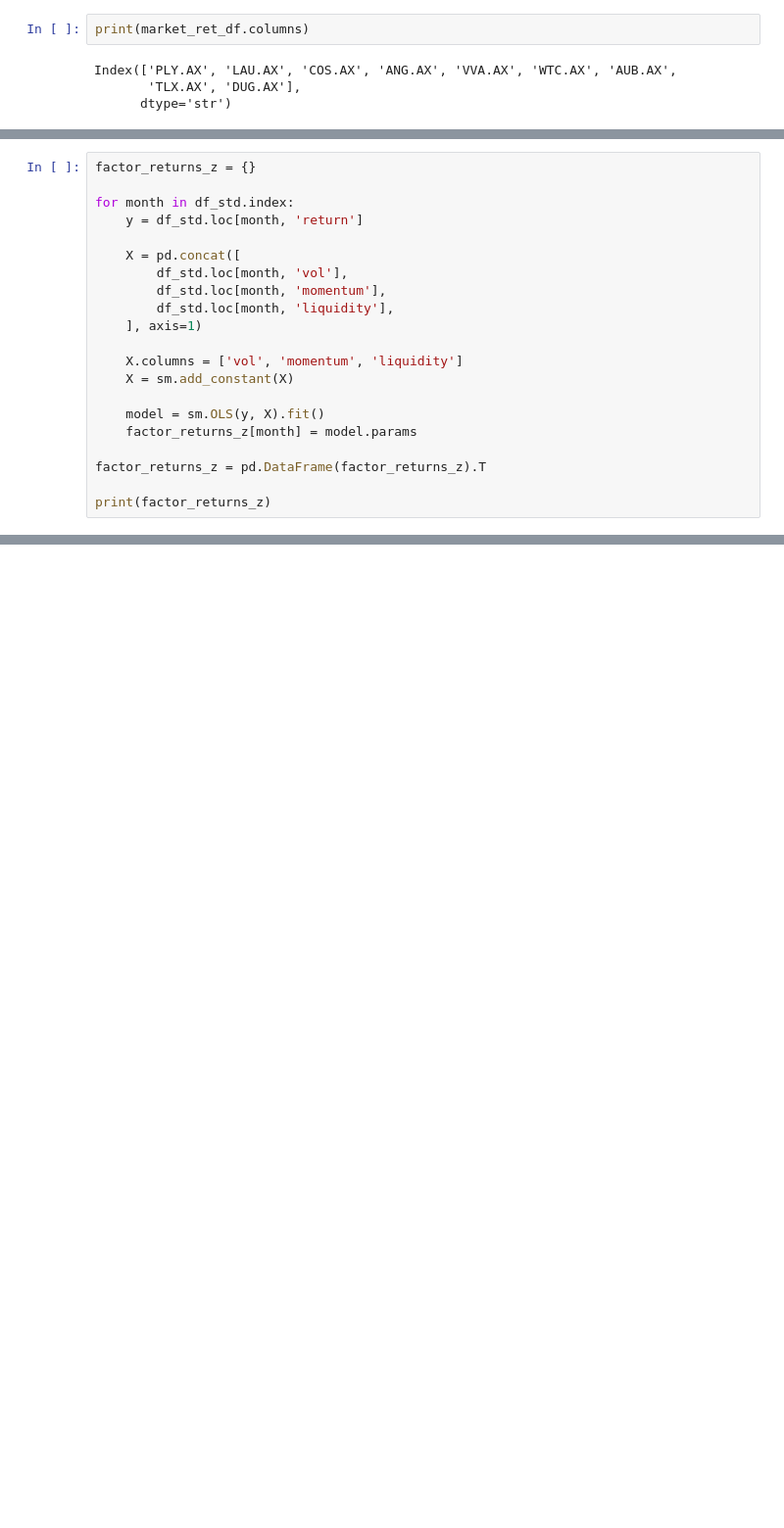
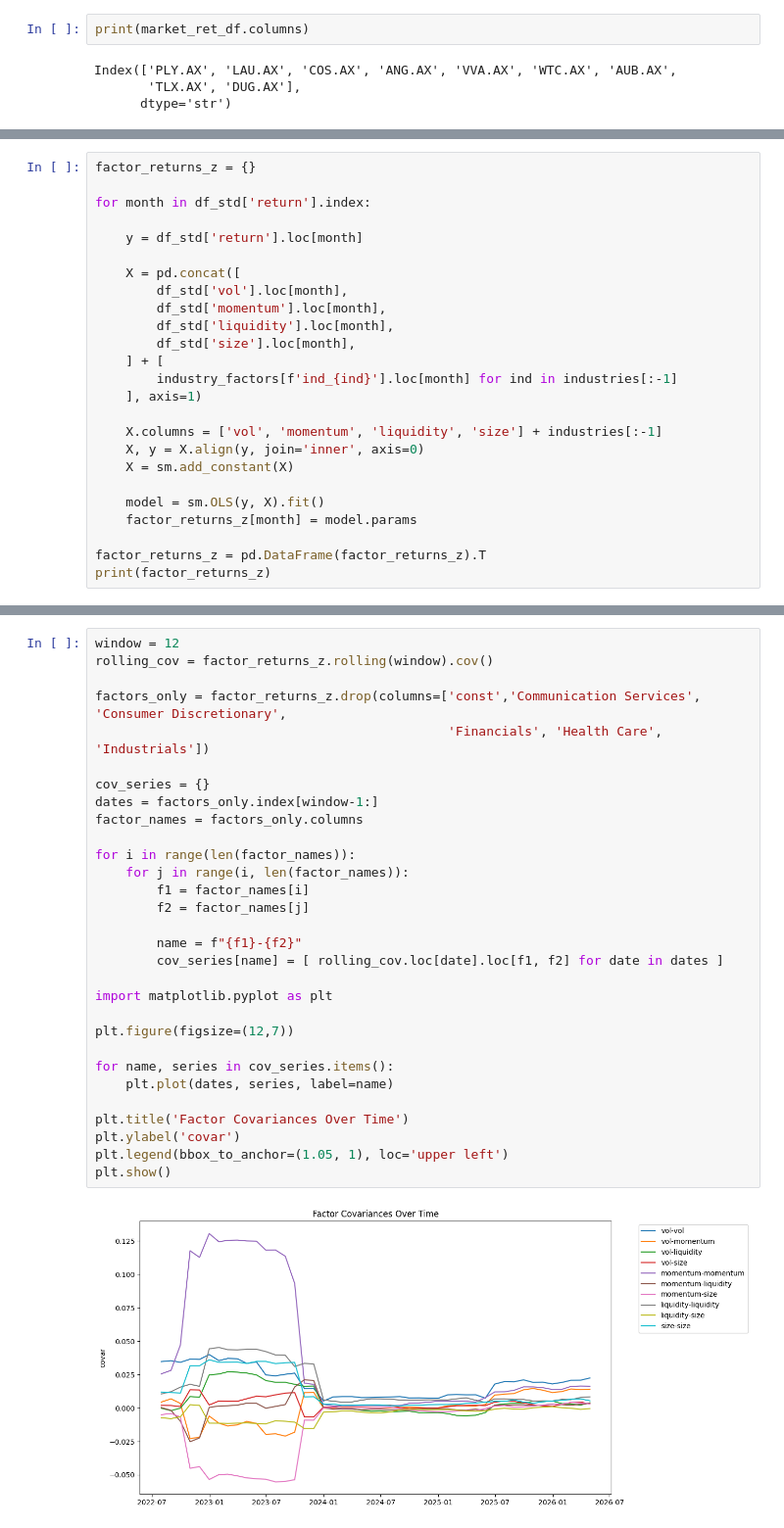
Before and after one commit to siifmelbourne/Barra_Risk_Model, a Jupyter notebook: it_1.ipynb, the cells around one changed output, grey strips where cells are left out. Shown at 98% size. Saved outputs shown, nothing was run; the diff lists cells and outputs as text; blank space fills up the shorter version.

```diff
--- a/it_1.ipynb
+++ b/it_1.ipynb
@@ -236,22 +285,26 @@ dtype: float64
 # %%
 factor_returns_z = {}
 
-for month in df_std.index:
-    y = df_std.loc[month, 'return']
+for month in df_std['return'].index:
+
+    y = df_std['return'].loc[month]
 
     X = pd.concat([
-        df_std.loc[month, 'vol'],
-        df_std.loc[month, 'momentum'],
-        df_std.loc[month, 'liquidity'],
+        df_std['vol'].loc[month],
+        df_std['momentum'].loc[month],
+        df_std['liquidity'].loc[month],
+        df_std['size'].loc[month],
+    ] + [
+        industry_factors[f'ind_{ind}'].loc[month] for ind in industries[:-1]
     ], axis=1)
 
-    X.columns = ['vol', 'momentum', 'liquidity']
+    X.columns = ['vol', 'momentum', 'liquidity', 'size'] + industries[:-1]
+    X, y = X.align(y, join='inner', axis=0)
     X = sm.add_constant(X)
 
     model = sm.OLS(y, X).fit()
     factor_returns_z[month] = model.params
 
 factor_returns_z = pd.DataFrame(factor_returns_z).T
-
 print(factor_returns_z)
 # %% [output]
@@ -324,0 +391,32 @@ DUG.AX -5.631666e-06 -0.000034  5.065745e-06  0.023389
+# %%
+window = 12
+rolling_cov = factor_returns_z.rolling(window).cov()
+
+factors_only = factor_returns_z.drop(columns=['const','Communication Services', 'Consumer Discretionary',
+                                              'Financials', 'Health Care', 'Industrials'])
+
+cov_series = {}
+dates = factors_only.index[window-1:]
+factor_names = factors_only.columns
+
+for i in range(len(factor_names)):
+    for j in range(i, len(factor_names)):
+        f1 = factor_names[i]
+        f2 = factor_names[j]
+
+        name = f"{f1}-{f2}"
+        cov_series[name] = [ rolling_cov.loc[date].loc[f1, f2] for date in dates ]
+
+import matplotlib.pyplot as plt
+
+plt.figure(figsize=(12,7))
+
+for name, series in cov_series.items():
+    plt.plot(dates, series, label=name)
+
+plt.title('Factor Covariances Over Time')
+plt.ylabel('covar')
+plt.legend(bbox_to_anchor=(1.05, 1), loc='upper left')
+plt.show()
+# %% [output]
+[figure, added]
```
Also changed, not shown: parts of 12 cells of this notebook.
